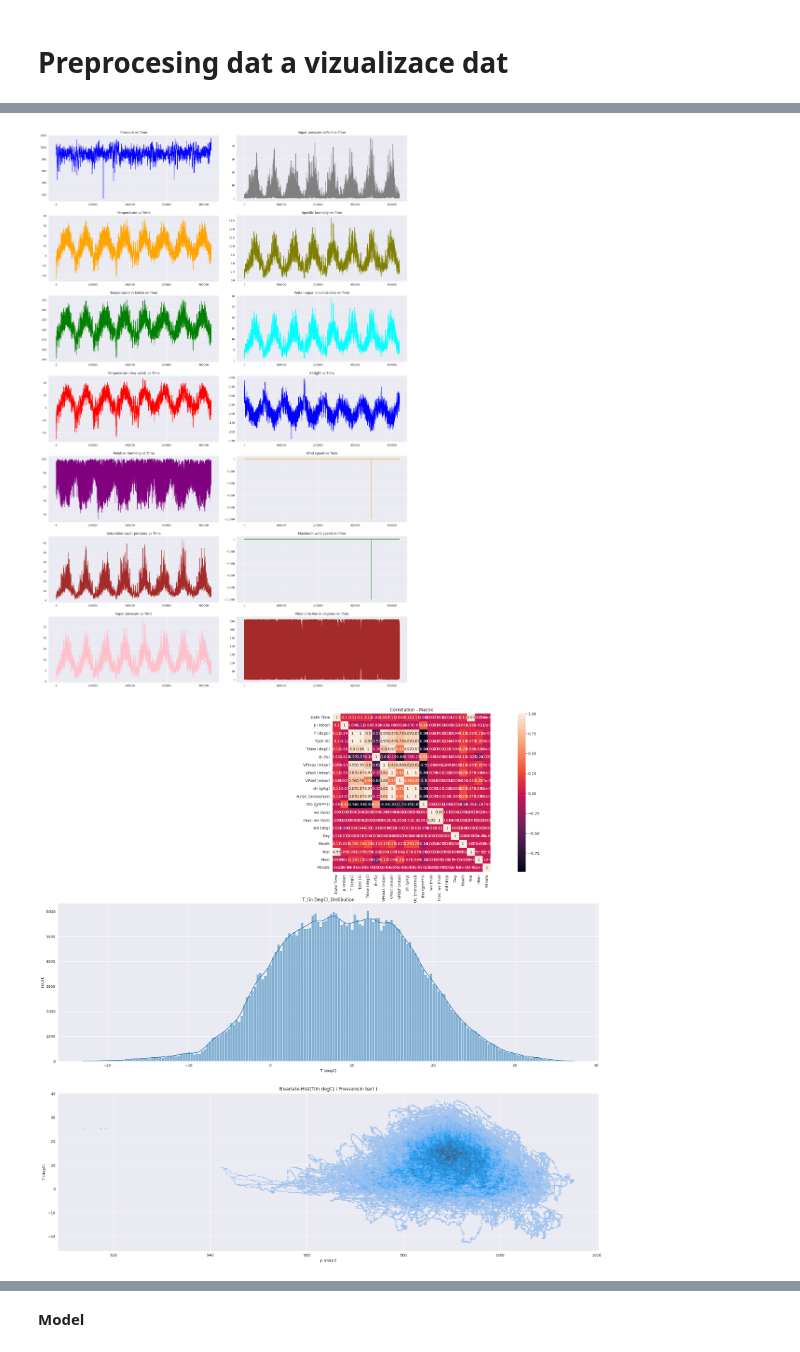
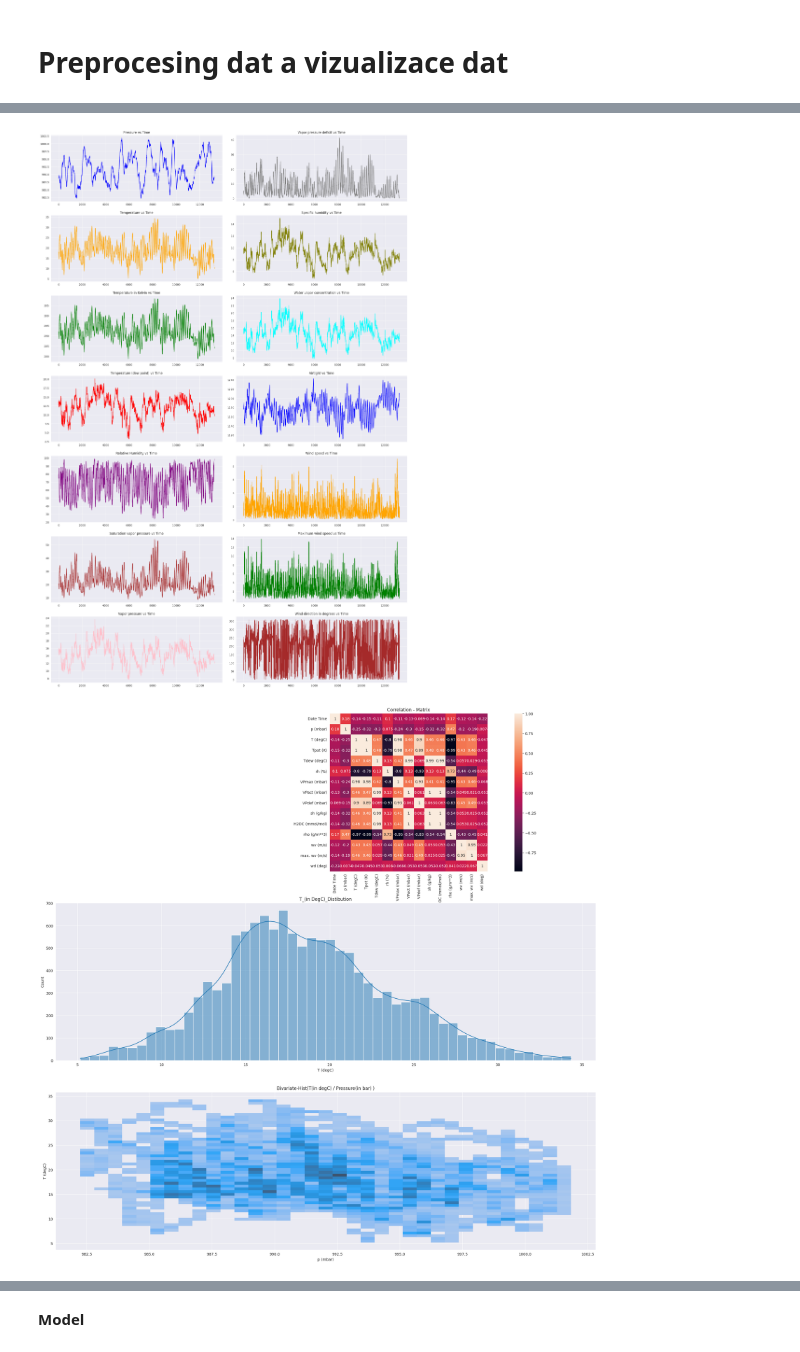
Before and after one commit to OK2JKZ/Temperature_forecasting, a Jupyter notebook: Temperature_forecasting.ipynb, the cells around one changed output, grey strips where cells are left out. Cells and saved outputs as stored; diff of their text form; code cells hidden in the pictures.

```diff
--- a/Temperature_forecasting.ipynb
+++ b/Temperature_forecasting.ipynb
@@ -45,6 +42,7 @@ with open('jena_climate_2009_2016.csv', 'r') as file:
 # %%
-# data ze souboru jena_climate_2009_2016.csv do datasetu
-df = pd.read_csv('jena_climate_2009_2016.csv')
+# data ze souboru jena_climate_2009_2016.csv do datasetu - příliš pomalé pro vývoj a zpracování, proto jen 3Q 2016
+#df = pd.read_csv('jena_climate_2009_2016.csv')
+df = pd.read_csv('jena_climate_3Q_2016.csv')
 df.head(10)
 # %% [output]
 |  | Date Time | p (mbar) | T (degC) | Tpot (K) | Tdew (degC) | rh (%) | VPmax (mbar) | VPact (mbar) | ... |
@@ -158,47 +155,45 @@ colors = [
 for i in range(len(titles)):
 
     if i<= 6:
-        axs[i,0].set_title(f'{titles[i]} vs Time')
+        axs[i,0].set_title(f'{titles[i]} vs Time');
         axs[i,0].plot(range(len(df[all_cols[0]])), df[all_cols[i+1]],c = colors[i])
     if i > 6:
-        axs[i-7,1].set_title(f'{titles[i]} vs Time')
+        axs[i-7,1].set_title(f'{titles[i]} vs Time');
         axs[i-7,1].plot(range(len(df[all_cols[0]])), df[all_cols[i+1]],c = colors[i])
 
 
 plt.tight_layout(pad=2)
 plt.show()
 
 fig, ax = plt.subplots(3,1, figsize = (26,26))
 
 # Convert 'Date Time' column to datetime objects
 df['Date Time'] = pd.to_datetime(df['Date Time'], format='%d.%m.%Y %H:%M:%S')
 
-
-
 # Extract relevant features from datetime
-df['Day'] = df['Date Time'].dt.day
-df['Month'] = df['Date Time'].dt.month
-df['Year'] = df['Date Time'].dt.year
-df['Hour'] = df['Date Time'].dt.hour
-df['Minute'] = df['Date Time'].dt.minute
+# df['Day'] = df['Date Time'].dt.day
+# df['Month'] = df['Date Time'].dt.month
+# df['Year'] = df['Date Time'].dt.year
+# df['Hour'] = df['Date Time'].dt.hour
+# df['Minute'] = df['Date Time'].dt.minute
 
 df_corr = df.corr()
 ax[0].set_title('Correlation - Matrix')
 sns.heatmap(df_corr, square=True, annot=True, ax=ax[0])
 
 ax[1].set_title('T_(in DegC)_Distibution')
 sns.histplot(df[all_cols[2]], ax = ax[1], kde =True)
 
 ax[2].set_title('Bivariate-Hist(T(in degC) / Pressure(in bar) )')
 sns.histplot(
     df, x=all_cols[1], y=all_cols[2],
     discrete=(False, False), log_scale=(False, False), ax= ax[2]
 )
 
 plt.show()
 # %% [output]
-[figure, old version]
+[figure, new version]
-[figure, old version]
+[figure, new version]
 # %%
 # null hodnoty v datasetu df
 df.isnull().sum()
```
Also changed, not shown: parts of 29 cells of this notebook.
